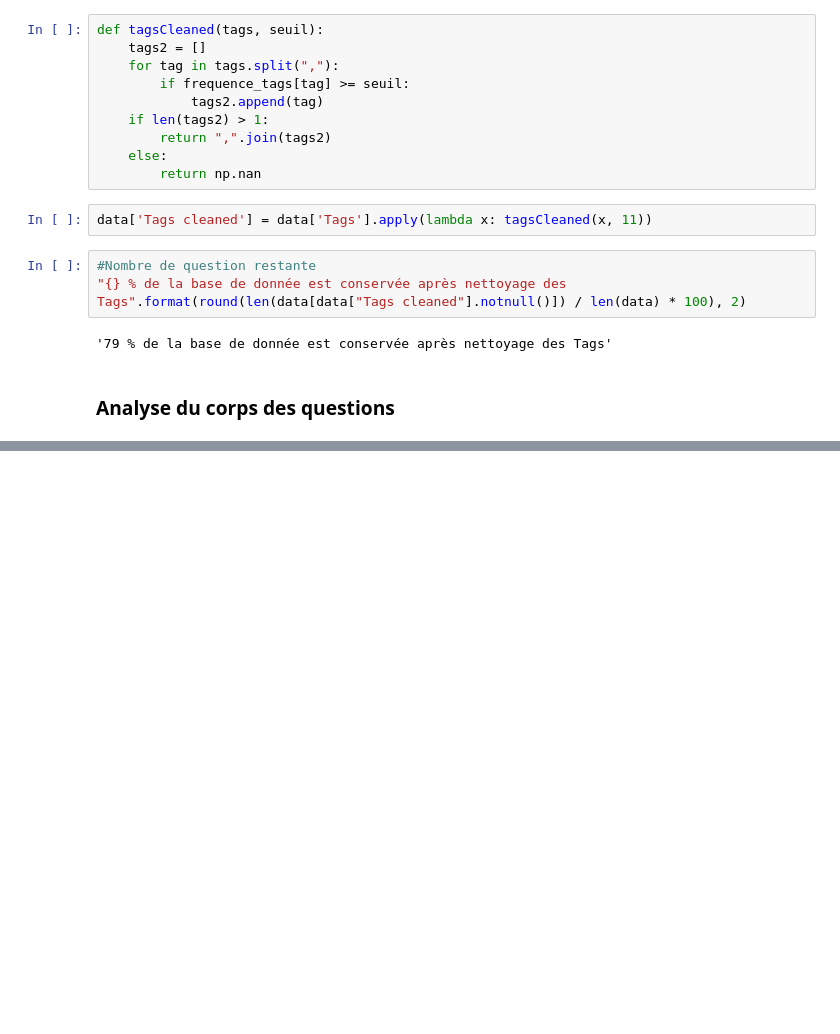
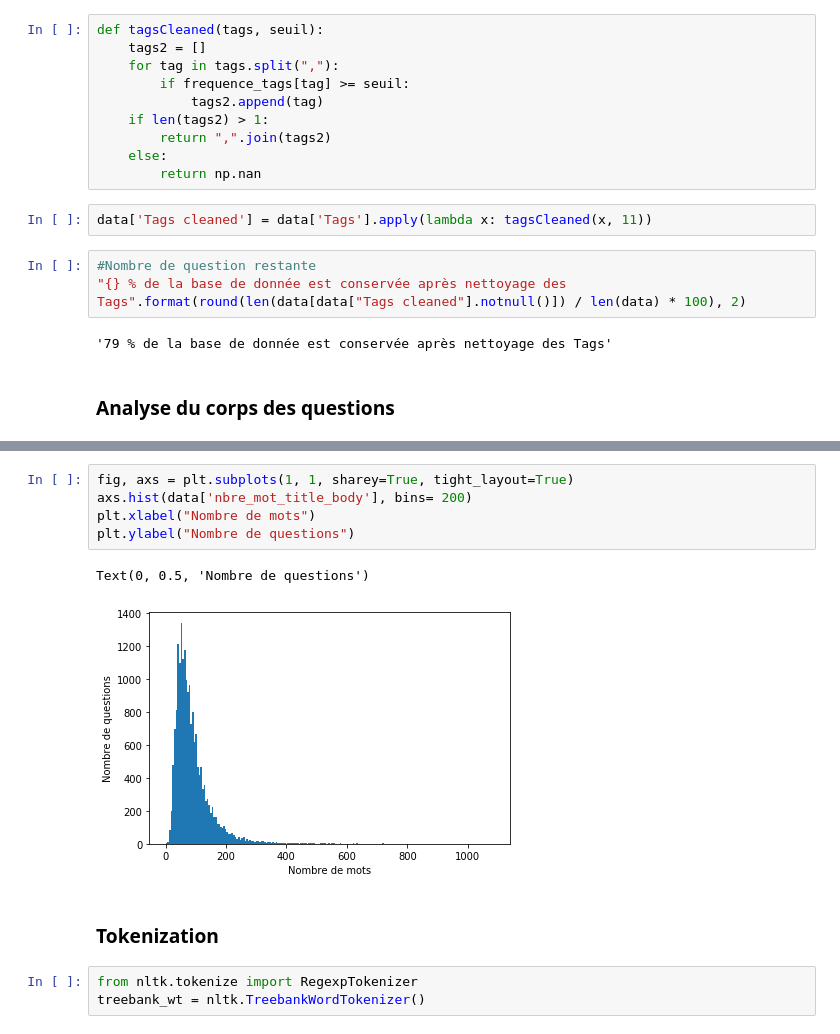
Before and after one commit to liesOne/tp_6, a Jupyter notebook: analyse_stackoverflow.ipynb, the cells around one changed output, grey strips where cells are left out. Drawn from its saved outputs; the diff is of its cells as text; blank space fills up the shorter version.

```diff
--- a/analyse_stackoverflow.ipynb
+++ b/analyse_stackoverflow.ipynb
@@ -152,0 +192,13 @@ data['Title&Body'][15000]
+# %%
+fig, axs = plt.subplots(1, 1, sharey=True, tight_layout=True)
+axs.hist(data['nbre_mot_title_body'], bins= 200)
+plt.xlabel("Nombre de mots")
+plt.ylabel("Nombre de questions")
+# %% [output]
+Text(0, 0.5, 'Nombre de questions')
+[figure, added]
+# %% [markdown]
+<H3>Tokenization</H3>
+# %%
+from nltk.tokenize import RegexpTokenizer
+treebank_wt = nltk.TreebankWordTokenizer()
```
Also changed, not shown: parts of 25 cells of this notebook.
